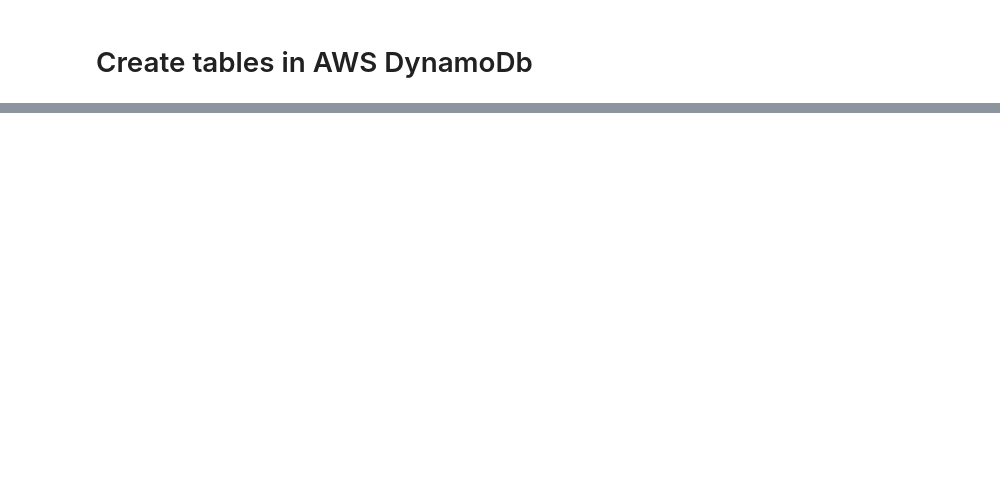
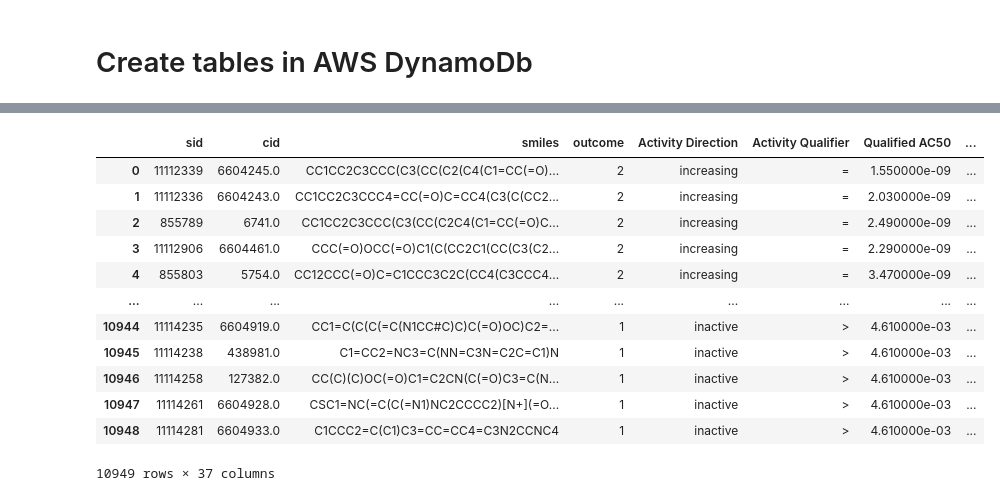
Before and after one commit to ersilia-os/bioassay-db, a Jupyter notebook: notebooks/CreateTables.ipynb, the cells around one changed output, grey strips where cells are left out. Drawn from its saved outputs; the diff is of its cells as text; code cells hidden in the pictures; blank space fills up the shorter version.

Commit message:
code in notebook for json download and df

```diff
--- a/notebooks/CreateTables.ipynb
+++ b/notebooks/CreateTables.ipynb
@@ -448,0 +262,12 @@ file_name = "../7001.concise.json"
+# %%
+tid_int = [k for k in tid2name.keys()]
+
+tid_names = [k for k in tid2name.values()]
+
+for t in tid_int:
+    for k,v in sid2value.items():
+        tid_res = []
+        for k2, v2 in v.items():
+            tid_res += [k2]
+        if t not in tid_res:
+            v[t]=None
@@ -448,0 +294,6 @@ file_name = "../7001.concise.json"
+# %%
+for k,v in sid2value.items():
+    for key in tid_int:
+        v[key] = v.pop(key)
+
+sid2value
@@ -448,0 +338,3 @@ file_name = "../7001.concise.json"
+# %%
+df = pd.DataFrame.from_dict(data = sid2value, orient = "index")
+df.columns = tid_names
@@ -448,0 +470,19 @@ file_name = "../7001.concise.json"
+# %%
+c = PubChemBioAssayJsonConverter("../","PUBCHEM450.json")
+df = c.get_all_results()
+# %%
+df
+# %% [output]
+|  | sid | cid | smiles | outcome | Activity Direction | Activity Qualifier | Qualified AC50 | ... |
+| 0 | 11112339 | 6604245.0 | CC1CC2C3CCC(C3(CC(C2(C4(C1=CC(=O)... | 2 | increasing | = | 1.550000e-09 | ... |
+| 1 | 11112336 | 6604243.0 | CC1CC2C3CCC4=CC(=O)C=CC4(C3(C(CC2... | 2 | increasing | = | 2.030000e-09 | ... |
+| 2 | 855789 | 6741.0 | CC1CC2C3CCC(C3(CC(C2C4(C1=CC(=O)C... | 2 | increasing | = | 2.490000e-09 | ... |
+| 3 | 11112906 | 6604461.0 | CCC(=O)OCC(=O)C1(C(CC2C1(CC(C3(C2... | 2 | increasing | = | 2.290000e-09 | ... |
+| 4 | 855803 | 5754.0 | CC12CCC(=O)C=C1CCC3C2C(CC4(C3CCC4... | 2 | increasing | = | 3.470000e-09 | ... |
+| ... | ... | ... | ... | ... | ... | ... | ... | ... |
+| 10944 | 11114235 | 6604919.0 | CC1=C(C(C(=C(N1CC#C)C)C(=O)OC)C2=... | 1 | inactive | > | 4.610000e-03 | ... |
+| 10945 | 11114238 | 438981.0 | C1=CC2=NC3=C(NN=C3N=C2C=C1)N | 1 | inactive | > | 4.610000e-03 | ... |
+| 10946 | 11114258 | 127382.0 | CC(C)(C)OC(=O)C1=C2CN(C(=O)C3=C(N... | 1 | inactive | > | 4.610000e-03 | ... |
+| 10947 | 11114261 | 6604928.0 | CSC1=NC(=C(C(=N1)NC2CCCC2)[N+](=O... | 1 | inactive | > | 4.610000e-03 | ... |
+| 10948 | 11114281 | 6604933.0 | C1CCC2=C(C1)C3=CC=CC4=C3N2CCNC4 | 1 | inactive | > | 4.610000e-03 | ... |
+10949 rows × 37 columns
```
Also changed, not shown: parts of 38 cells of this notebook, 3 other files.
